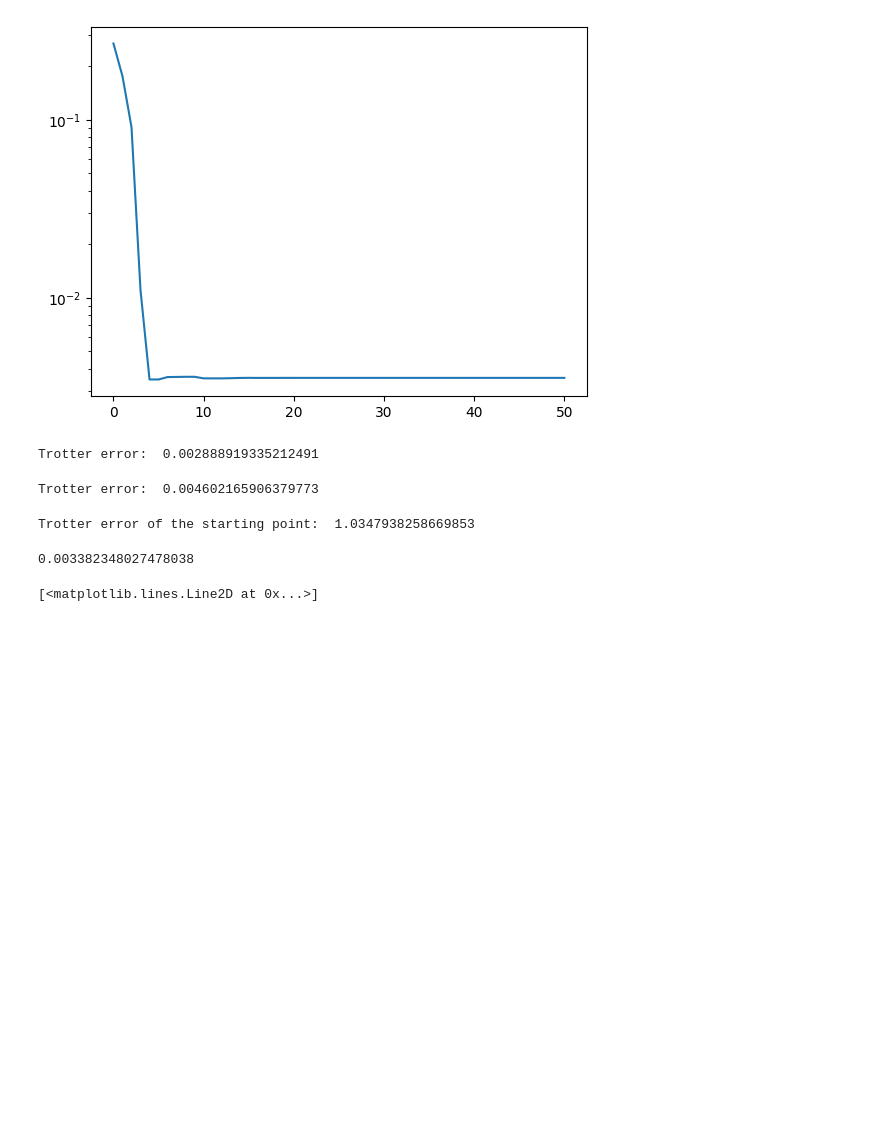
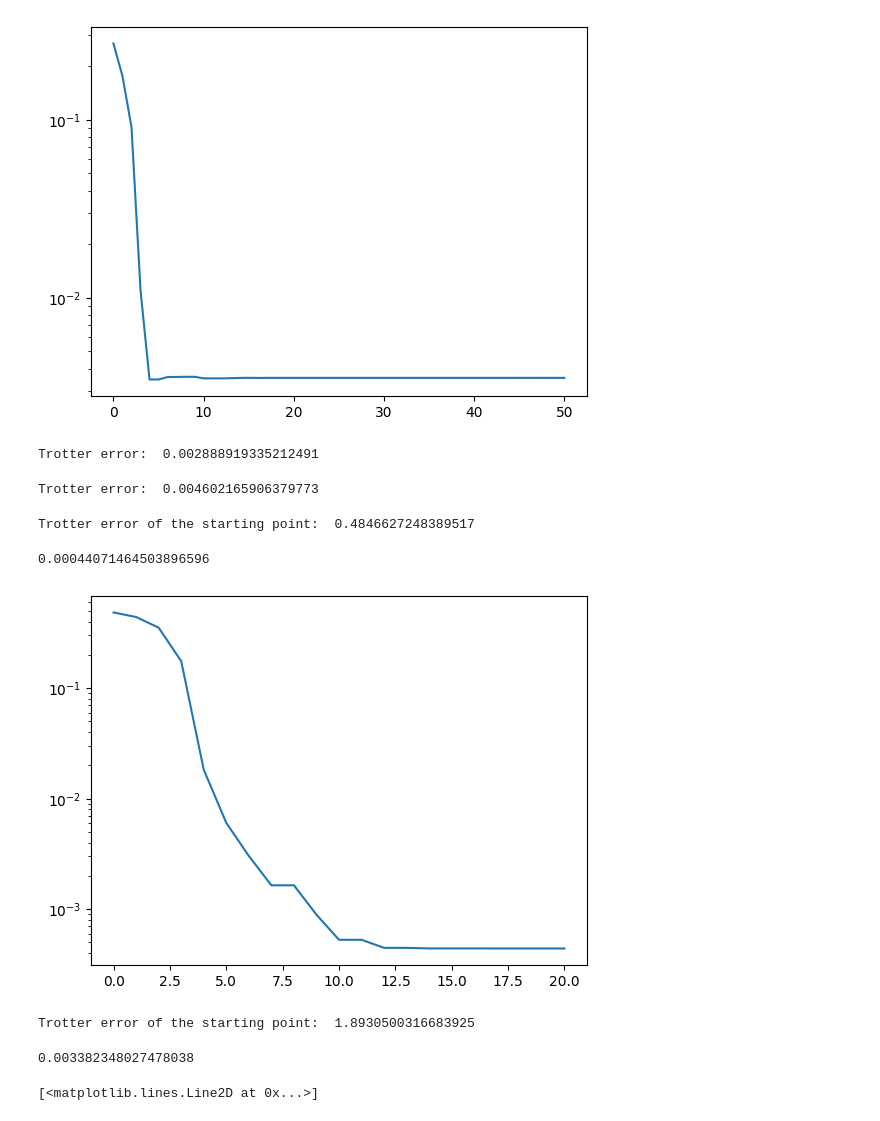
Before and after one commit to erenaykrcn/ccU, a Jupyter notebook: examples/TFIM2d/TFIM2d.ipynb, the cells around one changed output. Drawn from its saved outputs; the diff is of its cells as text; code cells hidden in the pictures; blank space fills up the shorter version.

Commit message:
tfim 2d results for 3x3 controlled

```diff
--- a/examples/TFIM2d/TFIM2d.ipynb
+++ b/examples/TFIM2d/TFIM2d.ipynb
@@ -237,7 +237,7 @@ from utils_2D import construct_ising_local_term, reduce_list, X, I2
 from ansatz_2D import ansatz_2D, ansatz_sparse
 import rqcopt as oc
 
-Lx, Ly = (3, 3)
+Lx, Ly = (2, 2)
 L = Lx*Ly
 t = 0.25
 # construct Hamiltonian
@@ -264,11 +264,10 @@ V3 = scipy.linalg.expm(-1j*t*hloc1/4)
 V4 = scipy.linalg.expm(-1j*t*hloc2/2)
 YZ = np.kron(Y, Z)
 Vlist_reduced = [V3, V4, V3, V1, V2, V1, V3, V4, V3]
-perms_v = [[0, 1, 3, 4, 6, 7], [1, 2, 4, 5, 7, 8], [2, 0, 5, 3, 8, 6]]
-perms_h = [[0, 3, 1, 4, 2, 5], [3, 6, 4, 7, 5, 8], [6, 0, 7, 1, 8, 2]]
-#perms_v = [[0, 1, 2, 3]]
-#perms_h = [[0, 2, 1, 3]]
-
+#perms_v = [[0, 1, 3, 4, 6, 7], [1, 2, 4, 5, 7, 8], [2, 0, 5, 3, 8, 6]]
+#perms_h = [[0, 3, 1, 4, 2, 5], [3, 6, 4, 7, 5, 8], [6, 0, 7, 1, 8, 2]]
+perms_v = [[0, 1, 2, 3]]
+perms_h = [[0, 2, 1, 3]]
 
 eta1, eta2 = (3, 3) # eta1 here refers to the Trotter terms within each v or h perms (different hlocs).
                     # and eta2 refers to the Trotter terms in terms of v/h splitting (e.g. 3 for V-H-V splitting),
@@ -289,12 +288,53 @@ print("Trotter error of the starting point: ", (np.linalg.norm(ansatz_2D(Vlist_s
                                                 np.linalg.norm(ansatz_2D(Vlist_reduced, L, perms_ext_reduced, reps=len(perms_v)) - U, ord=2)
                                                )/2)
 # %% [output]
-Trotter error of the starting point:  1.0347938258669853
+Trotter error of the starting point:  0.4846627248389517
 # %%
 from optimize_2D import optimize
 
 Vlist, f_iter, err_iter = optimize(L, U, Vlist_start, perms_extended, perms_reduced=perms_ext_reduced,
-                                   reps=len(perms_v), control_layers=control_layers, niter=30)
+                                   reps=len(perms_v), control_layers=control_layers, niter=20)
 plt.plot(err_iter)
 plt.yscale('log')
 print(err_iter[-1])
+# %% [output]
+0.00044071464503896596
+[figure, added]
+# %%
+Lx, Ly = (3, 3)
+L = Lx*Ly
+t = 0.25
+# construct Hamiltonian
+latt = qib.lattice.IntegerLattice((Lx, Ly), pbc=True)
+field = qib.field.Field(qib.field.ParticleType.QUBIT, latt)
+J, h, g = (1, 0, 1)
+hamil = qib.IsingHamiltonian(field, J, h, g).as_matrix().toarray()
+eigenvalues, eigenvectors = LA.eig(hamil)
+idx = eigenvalues.argsort()
+eigenvalues_sort = eigenvalues[idx]
+eigenvectors_sort = eigenvectors[:,idx]
+ground_state = eigenvectors_sort[:, 0]
+
+
+perms_v = [[0, 1, 3, 4, 6, 7], [1, 2, 4, 5, 7, 8], [2, 0, 5, 3, 8, 6]]
+perms_h = [[0, 3, 1, 4, 2, 5], [3, 6, 4, 7, 5, 8], [6, 0, 7, 1, 8, 2]]
+reps = len(perms_v) # How many times a V_i is repeated in terms of layers.
+perms = perms_v*eta1 + perms_h*eta1
+perms_ext_reduced = []
+for i in range(eta1*eta2*reps):
+    perms_ext_reduced.append(perms[i%len(perms)])
+control_layers = [0, 4, 5, 9, 10, 14] # 6 control layers
+perms_extended = perms_v*5 + perms_h*5 + perms_v*5
+
+
+Vlist_reduced = []
+for i, V in enumerate(Vlist):
+    if i not in control_layers:
+        Vlist_reduced.append(V)
+U = scipy.linalg.expm(-1j*hamil*t)
+U_back = scipy.linalg.expm(1j*hamil*t)
+print("Trotter error of the starting point: ", (np.linalg.norm(ansatz_2D(Vlist, L, perms_extended, reps=len(perms_v)) - U_back, ord=2) +\
+                                                np.linalg.norm(ansatz_2D(Vlist_reduced, L, perms_ext_reduced, reps=len(perms_v)) - U, ord=2)
+                                               )/2)
+# %% [output]
+Trotter error of the starting point:  1.8930500316683925
```
Also changed, not shown: parts of 1 cell of this notebook, 2 other files.
